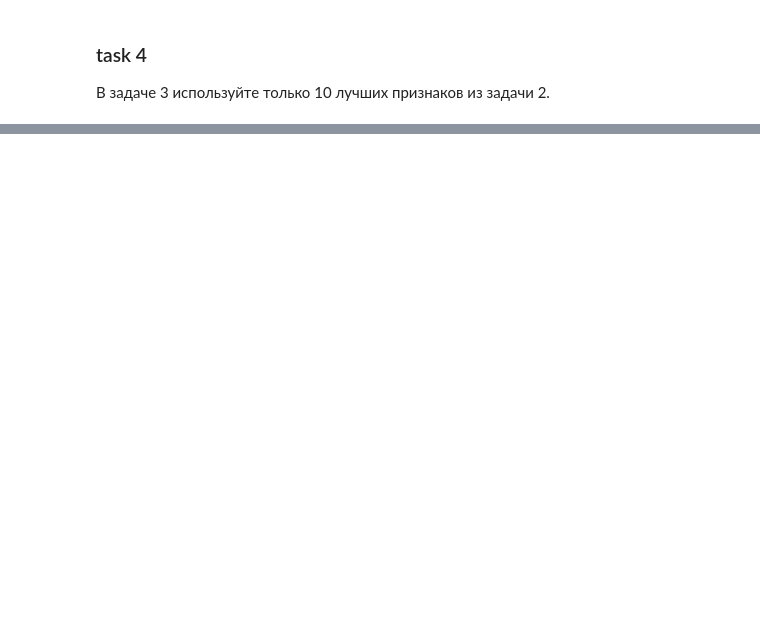
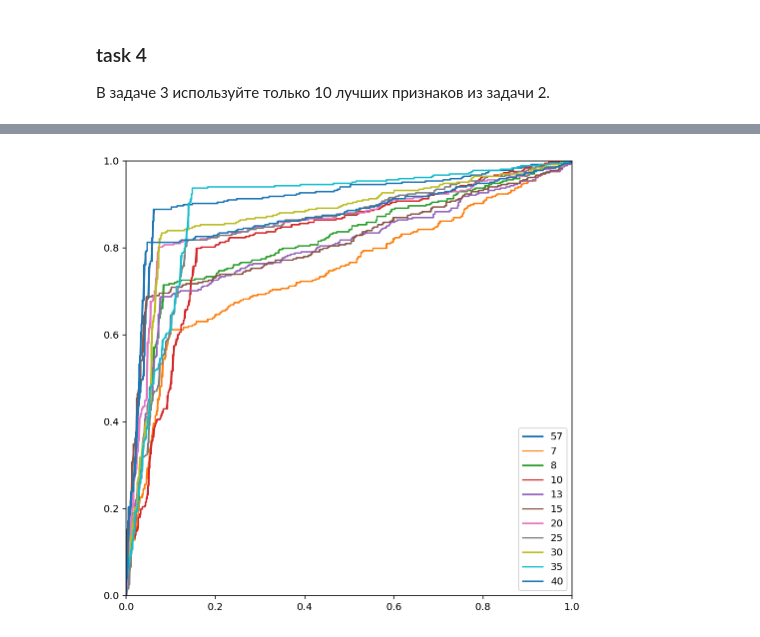
Before and after one commit to xamgore/au-ml, a Jupyter notebook: hw03_decision_trees/solution.ipynb, the cells around one changed output, grey strips where cells are left out. Saved outputs shown, nothing was run; the diff lists cells and outputs as text; code cells hidden in the pictures; blank space fills up the shorter version.

```diff
--- a/hw03_decision_trees/solution.ipynb
+++ b/hw03_decision_trees/solution.ipynb
@@ -229,0 +316,3 @@ depth: 10, accuracy: 0.8257347515525691
+# %%
+%%time
+trees = [(x, getRandomTree(D, 8, x)) for x in [7, 8, 10, 13, 15, 20, 25, 30, 35, 40]]
@@ -229,0 +322,10 @@ depth: 10, accuracy: 0.8257347515525691
+# %%
+t = tree(D, Y, 8)
+plt.plot(*roc(predict(Dn, t), Yn), label='57')
+
+for (x, (t, cols)) in trees:
+    plt.plot(*roc(predict(Dn[:, cols], t), Yn), label=str(x))
+
+plt.xlim([0, 1]); plt.ylim([0, 1]); plt.legend();
+# %% [output]
+[figure, added]
```
Also changed, not shown: parts of 24 cells of this notebook.
